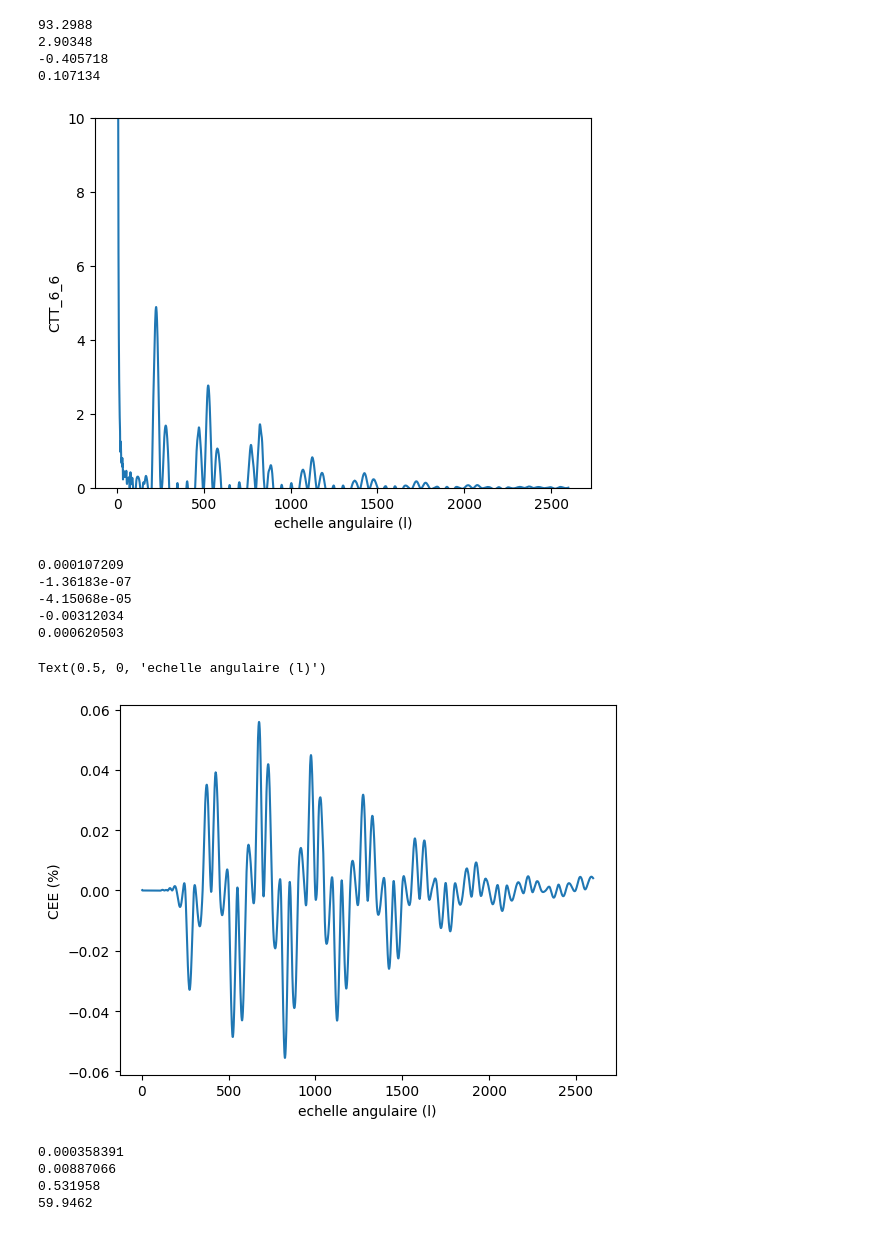
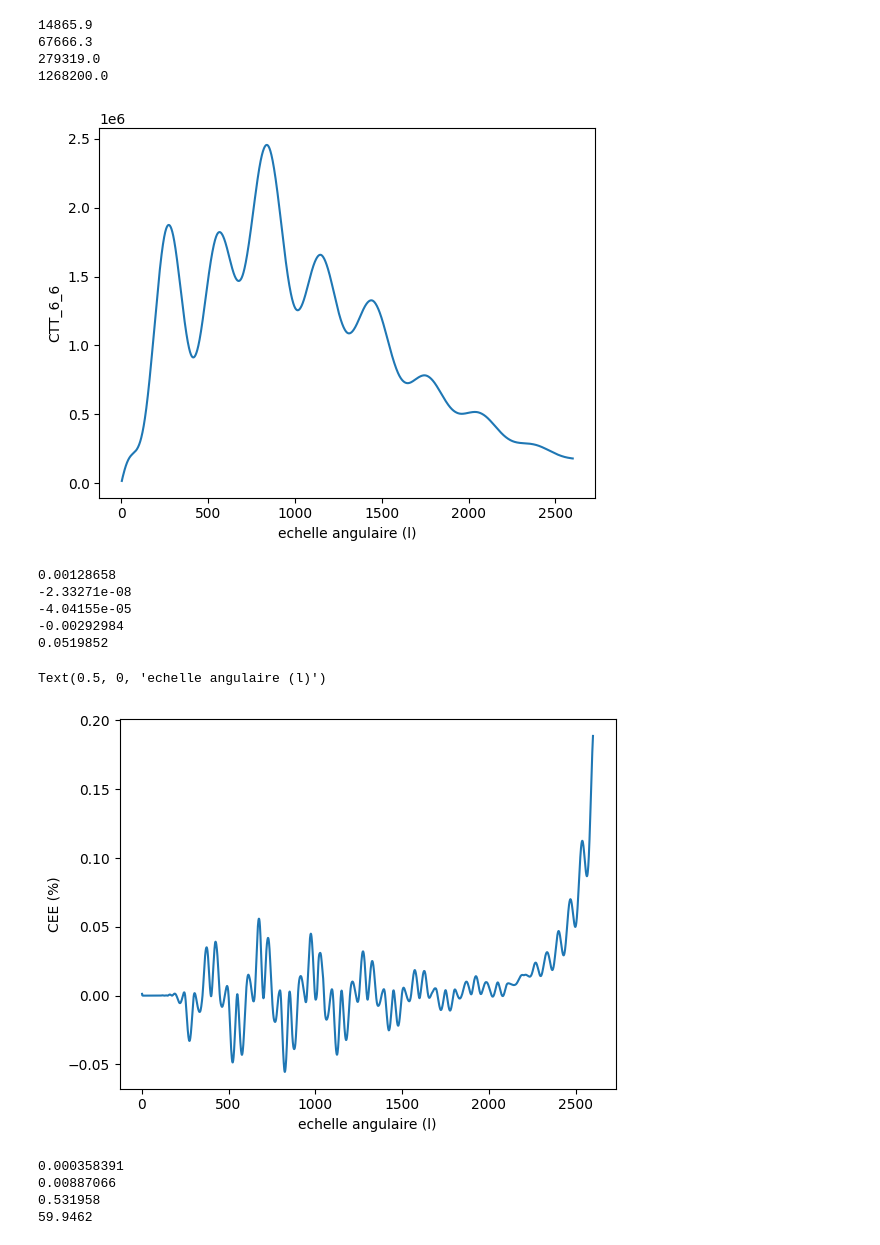
Before and after one commit to beringueb/CAMB, a Jupyter notebook: fortran/Plots_tests.ipynb, the cells around one changed output. Drawn from its saved outputs; the diff is of its cells as text; code cells hidden in the pictures.

```diff
--- a/fortran/Plots_tests.ipynb
+++ b/fortran/Plots_tests.ipynb
@@ -28,43 +28,43 @@ plt.plot(l,Dltt1)
 plt.ylabel('CTT_6_6')
 plt.xlabel('echelle angulaire (l)')
 #plt.yscale('log')
-plt.ylim((0,10))
+#plt.ylim((0,8000))
 plt.savefig("CTT_6_6.png")
 # %% [output]
-93.2988
-2.90348
--0.405718
-0.107134
+14865.9
+67666.3
+279319.0
+1268200.0
-[figure, old version]
+[figure, new version]
 # %%
 liste1 = list(content1.split())
 
 Dltt1 = []
 
-del liste1[1]
+del liste1[0]
 del liste1[0]
 
 for i in range(int((len(liste1))/5)):
     Dltt1.append(float(liste1[i*5]))
 
 l = np.arange(2,len(Dltt1)+2)
 
 print(Dltt1[0])
 print(Dltt1[10])
 print(Dltt1[100])
 print(Dltt1[1000])
 print(Dltt1[2500])
 plt.plot(l,Dltt1)
 plt.ylabel('CEE (%)')
 plt.xlabel('echelle angulaire (l)')
 # %% [output]
-0.000107209
--1.36183e-07
--4.15068e-05
--0.00312034
-0.000620503
+0.00128658
+-2.33271e-08
+-4.04155e-05
+-0.00292984
+0.0519852
 Text(0.5, 0, 'echelle angulaire (l)')
-[figure, old version]
+[figure, new version]
 # %%
 liste1 = list(content1.split())
 
```
Also changed, not shown: 48 other files.
